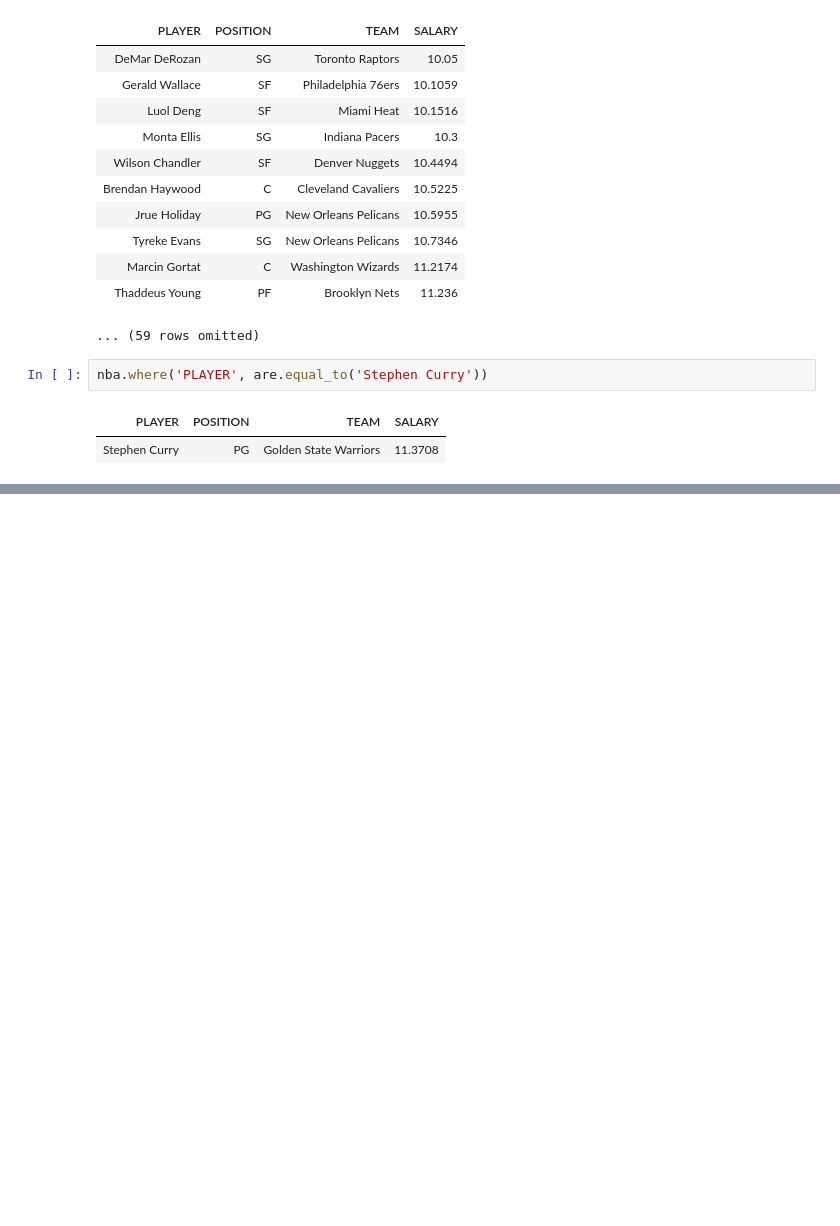
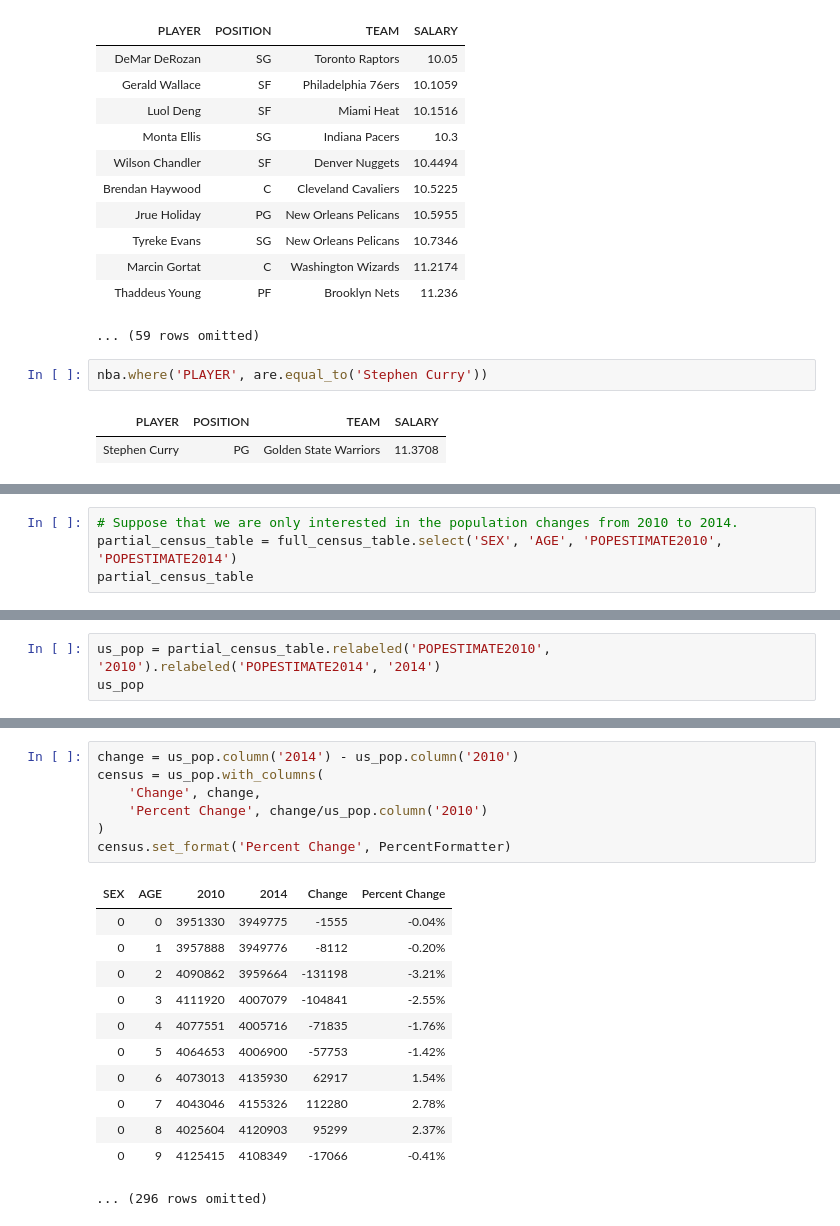
Before and after one commit to shuai-yang/CS133-Intro-to-Data-Science, a Jupyter notebook: sandbox.ipynb, the cells around one changed output, grey strips where cells are left out. Drawn from its saved outputs; the diff is of its cells as text; blank space fills up the shorter version.

```diff
--- a/sandbox.ipynb
+++ b/sandbox.ipynb
@@ -1173,0 +1351,4 @@ nba.where('PLAYER', are.equal_to('Stephen Curry'))
+# %%
+# Suppose that we are only interested in the population changes from 2010 to 2014.
+partial_census_table = full_census_table.select('SEX', 'AGE', 'POPESTIMATE2010', 'POPESTIMATE2014')
+partial_census_table
@@ -1173,0 +1368,3 @@ nba.where('PLAYER', are.equal_to('Stephen Curry'))
+# %%
+us_pop = partial_census_table.relabeled('POPESTIMATE2010', '2010').relabeled('POPESTIMATE2014', '2014')
+us_pop
@@ -1173,0 +1404,20 @@ nba.where('PLAYER', are.equal_to('Stephen Curry'))
+# %%
+change = us_pop.column('2014') - us_pop.column('2010')
+census = us_pop.with_columns(
+    'Change', change,
+    'Percent Change', change/us_pop.column('2010')
+)
+census.set_format('Percent Change', PercentFormatter)
+# %% [output]
+| SEX | AGE | 2010 | 2014 | Change | Percent Change |
+| 0 | 0 | 3951330 | 3949775 | -1555 | -0.04% |
+| 0 | 1 | 3957888 | 3949776 | -8112 | -0.20% |
+| 0 | 2 | 4090862 | 3959664 | -131198 | -3.21% |
+| 0 | 3 | 4111920 | 4007079 | -104841 | -2.55% |
+| 0 | 4 | 4077551 | 4005716 | -71835 | -1.76% |
+| 0 | 5 | 4064653 | 4006900 | -57753 | -1.42% |
+| 0 | 6 | 4073013 | 4135930 | 62917 | 1.54% |
+| 0 | 7 | 4043046 | 4155326 | 112280 | 2.78% |
+| 0 | 8 | 4025604 | 4120903 | 95299 | 2.37% |
+| 0 | 9 | 4125415 | 4108349 | -17066 | -0.41% |
+... (296 rows omitted)
```
Also changed, not shown: parts of 36 cells of this notebook.
